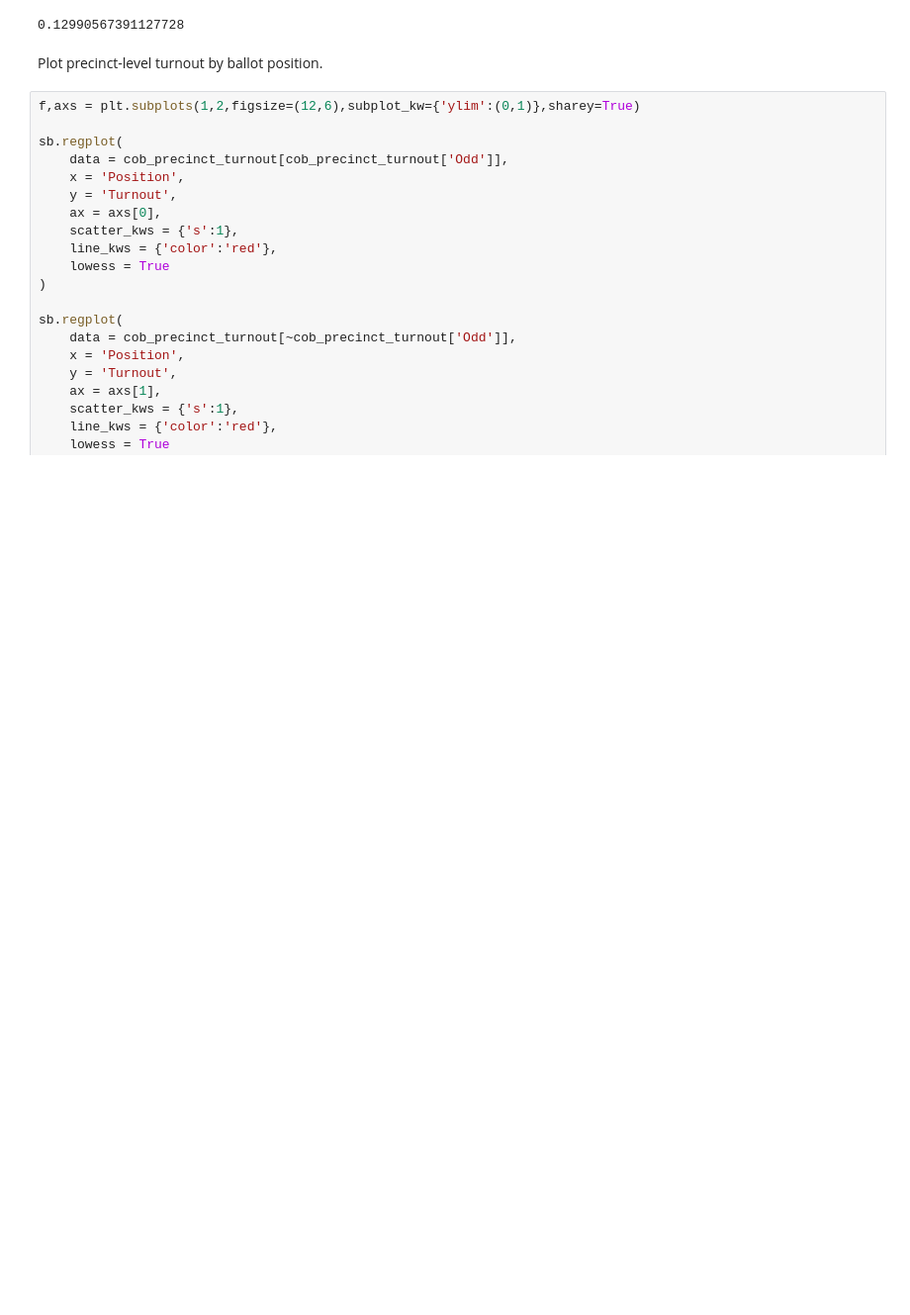
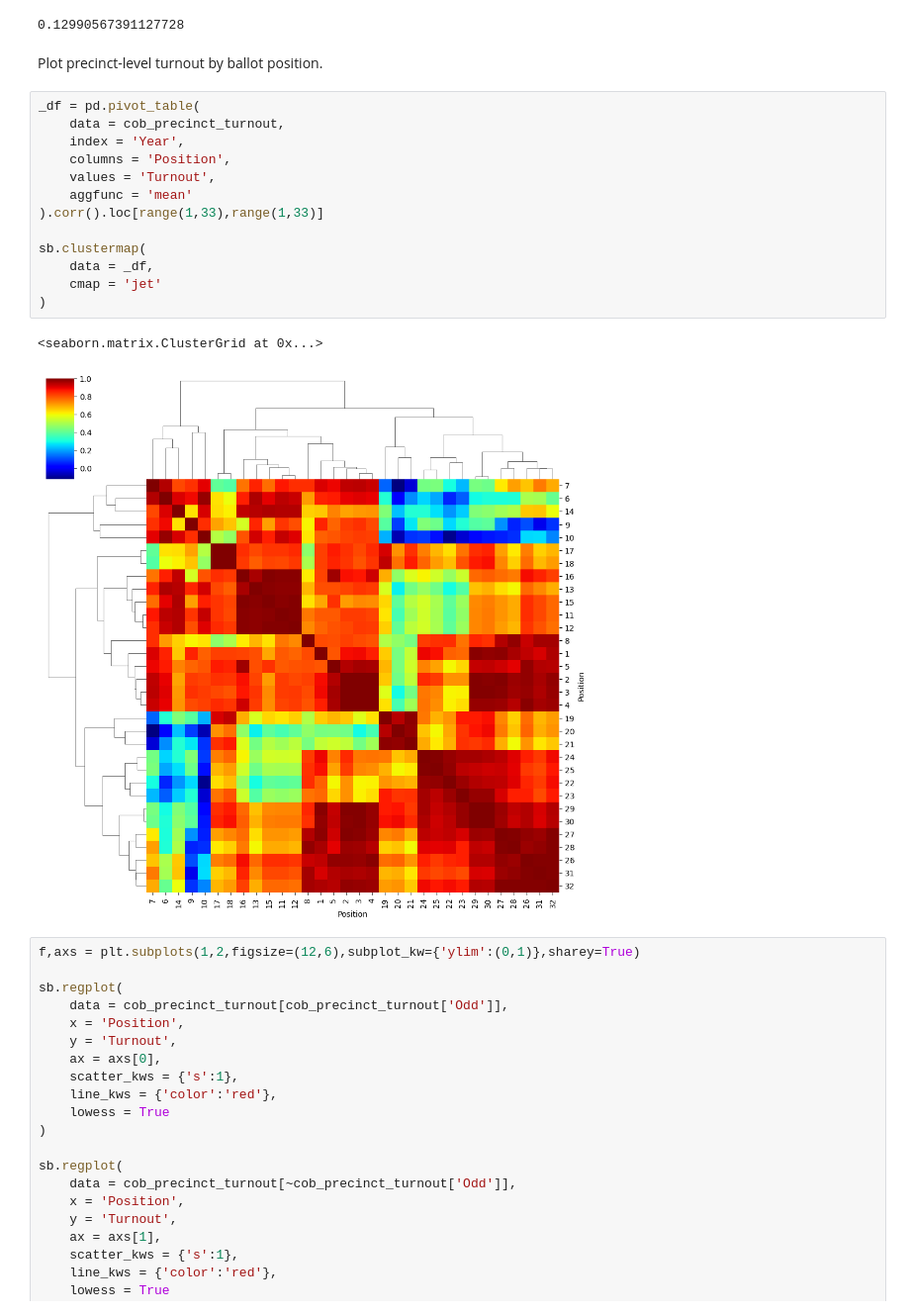
Before and after one commit to brianckeegan/boulderpolitics, a Jupyter notebook: Part 03 - Ballot position/Ballot_position.ipynb, the cells around one changed output. Shown at 99% size. Drawn from its saved outputs; the diff is of its cells as text; blank space fills up the shorter version.

```diff
--- a/Part 03 - Ballot position/Ballot_position.ipynb
+++ b/Part 03 - Ballot position/Ballot_position.ipynb
@@ -237,8 +237,24 @@ cob_precinct_turnout.loc[cob_precinct_turnout['Odd'],['Position','Turnout']].cor
 cob_precinct_turnout.loc[~cob_precinct_turnout['Odd'],['Position','Turnout']].corr().iloc[0,1]
 # %% [output]
 0.12990567391127728
-# %% [markdown]
-Plot precinct-level turnout by ballot position.
+# %% [markdown]
+Plot precinct-level turnout by ballot position.
+# %%
+_df = pd.pivot_table(
+    data = cob_precinct_turnout,
+    index = 'Year',
+    columns = 'Position',
+    values = 'Turnout',
+    aggfunc = 'mean'
+).corr().loc[range(1,33),range(1,33)]
+
+sb.clustermap(
+    data = _df,
+    cmap = 'jet'
+)
+# %% [output]
+<seaborn.matrix.ClusterGrid at 0x...>
+[figure, added]
 # %%
 f,axs = plt.subplots(1,2,figsize=(12,6),subplot_kw={'ylim':(0,1)},sharey=True)
 
```
Also changed, not shown: parts of 42 cells of this notebook.
